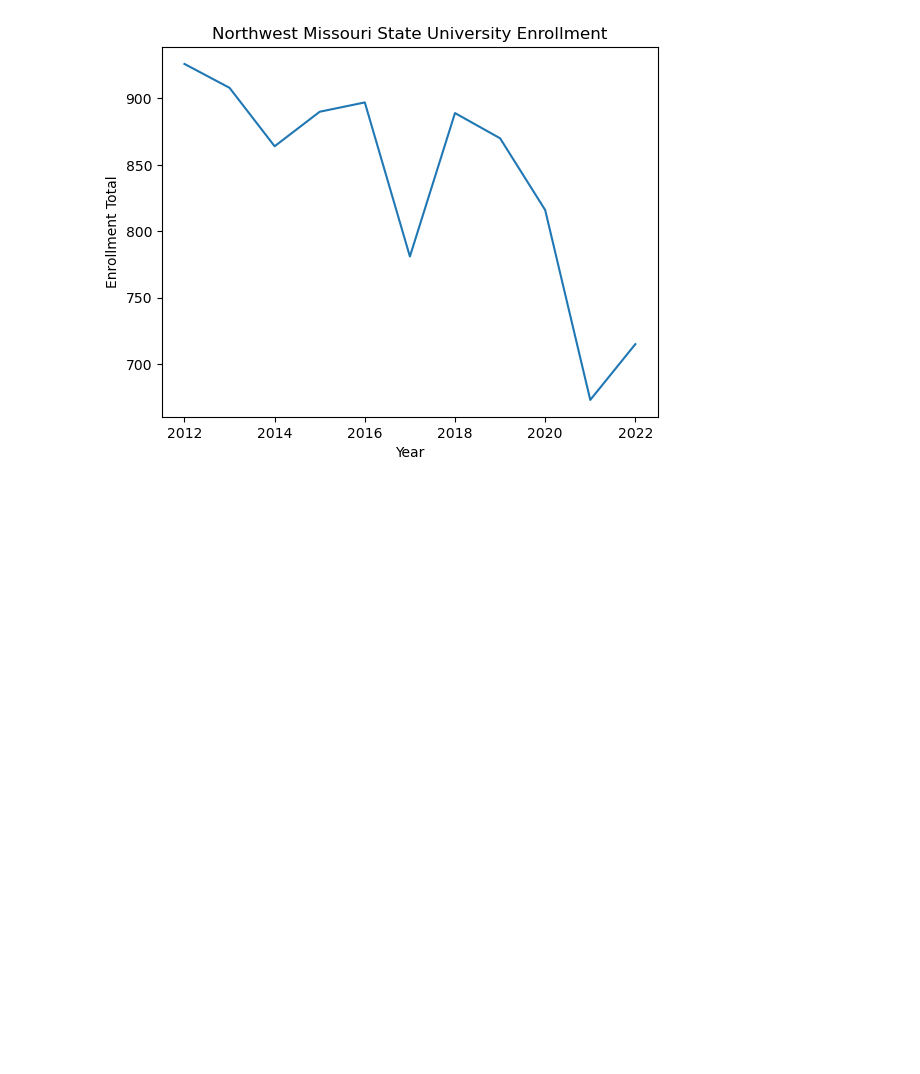
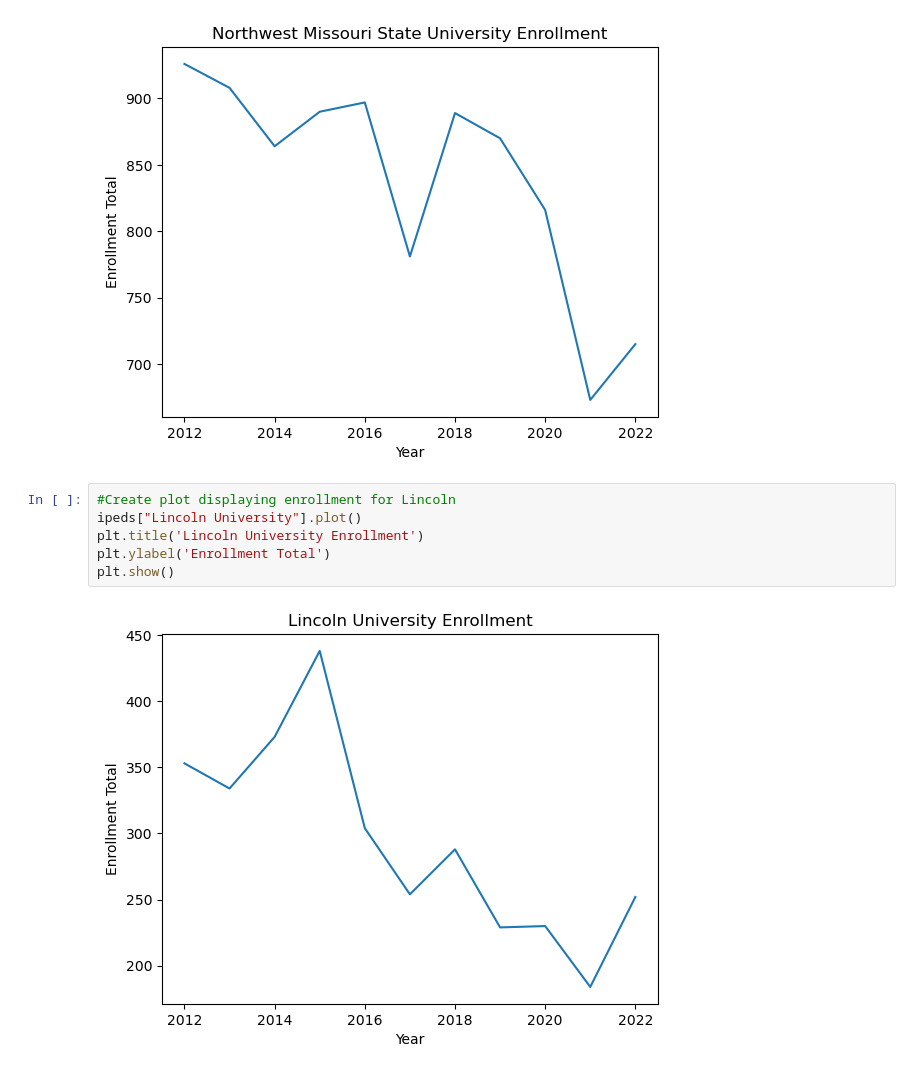
Before and after one commit to Meghaan-Binkley-Hopper/M.S.-Data-Analytics-Capstone-Project, a Jupyter notebook: CapstoneEDA.ipynb, the cells around one changed output. Saved outputs shown, nothing was run; the diff lists cells and outputs as text; blank space fills up the shorter version.

```diff
--- a/CapstoneEDA.ipynb
+++ b/CapstoneEDA.ipynb
@@ -61,3 +61,11 @@ plt.ylabel('Enrollment Total')
 plt.show()
 # %% [output]
 [figure]
+# %%
+#Create plot displaying enrollment for Lincoln
+ipeds["Lincoln University"].plot()
+plt.title('Lincoln University Enrollment')
+plt.ylabel('Enrollment Total')
+plt.show()
+# %% [output]
+[figure, added]
```
Also changed, not shown: parts of 11 cells of this notebook.
